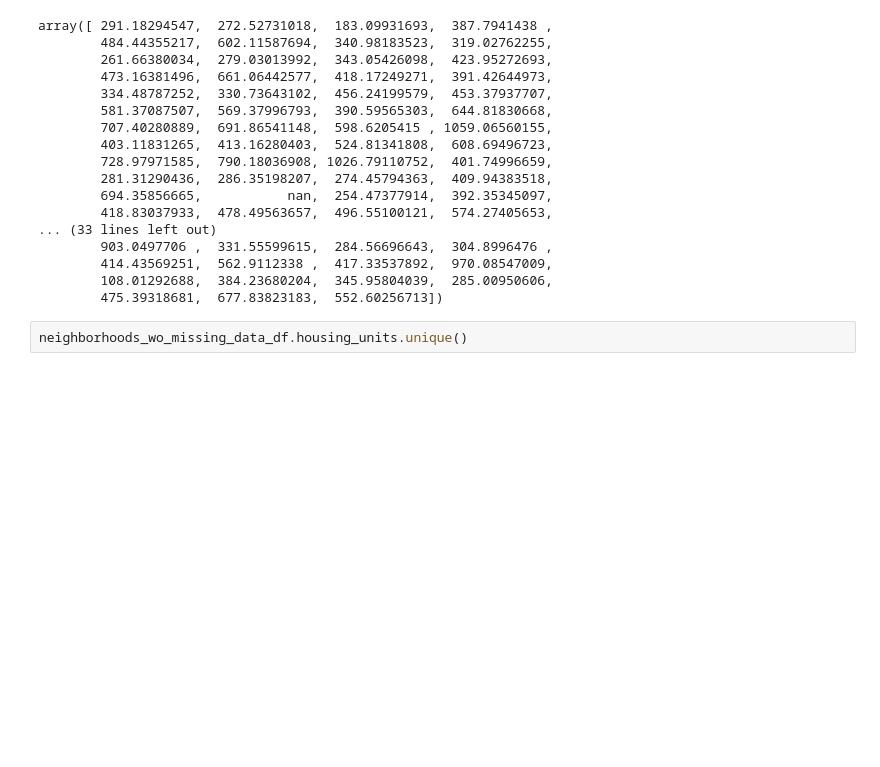
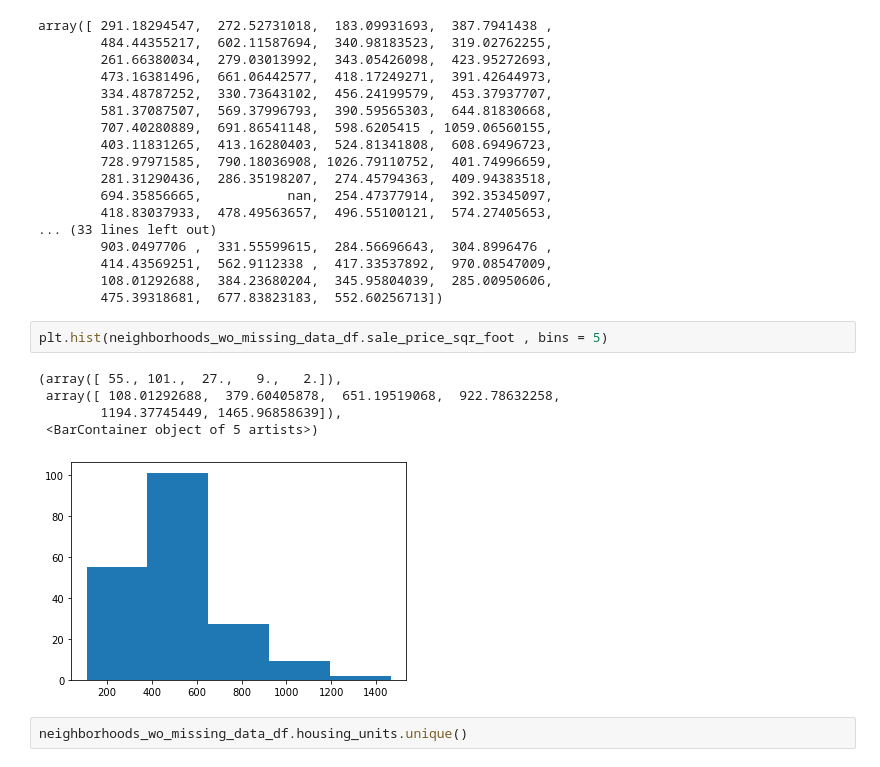
Before and after one commit to youssefabdelwahab/Californina-Housing-Market-Analysis-, a Jupyter notebook: rental_analysis.ipynb, the cells around one changed output. Cells and saved outputs as stored; diff of their text form; blank space fills up the shorter version.

```diff
--- a/rental_analysis.ipynb
+++ b/rental_analysis.ipynb
@@ -192,6 +179,14 @@ array([ 291.18294547,  272.52731018,  183.09931693,  387.7941438 ,
         414.43569251,  562.9112338 ,  417.33537892,  970.08547009,
         108.01292688,  384.23680204,  345.95804039,  285.00950606,
         475.39318681,  677.83823183,  552.60256713])
+# %%
+plt.hist(neighborhoods_wo_missing_data_df.sale_price_sqr_foot , bins = 5)
+# %% [output]
+(array([ 55., 101.,  27.,   9.,   2.]),
+ array([ 108.01292688,  379.60405878,  651.19519068,  922.78632258,
+        1194.37745449, 1465.96858639]),
+ <BarContainer object of 5 artists>)
+[figure, added]
 # %%
 neighborhoods_wo_missing_data_df.housing_units.unique()
 # %% [output]
```
Also changed, not shown: parts of 10 cells of this notebook.
